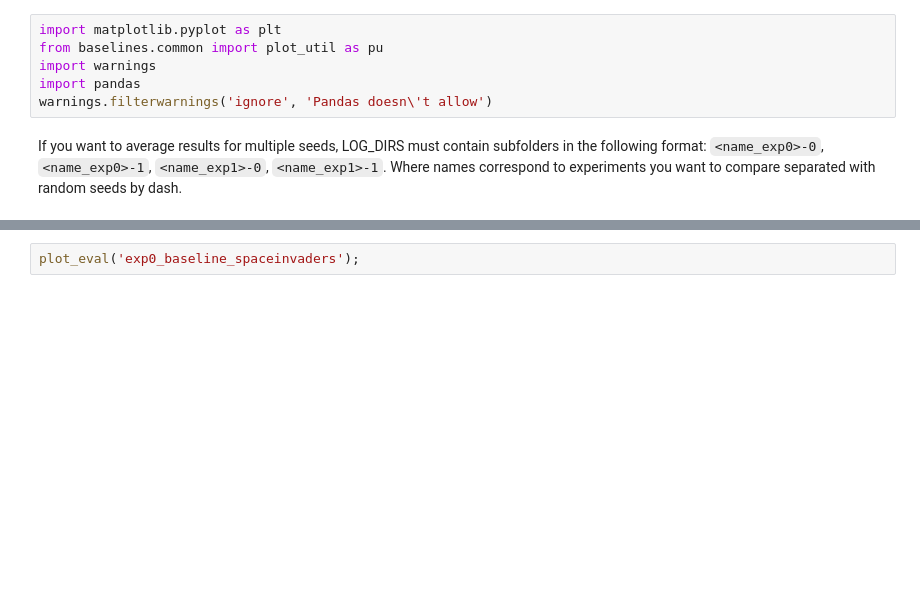
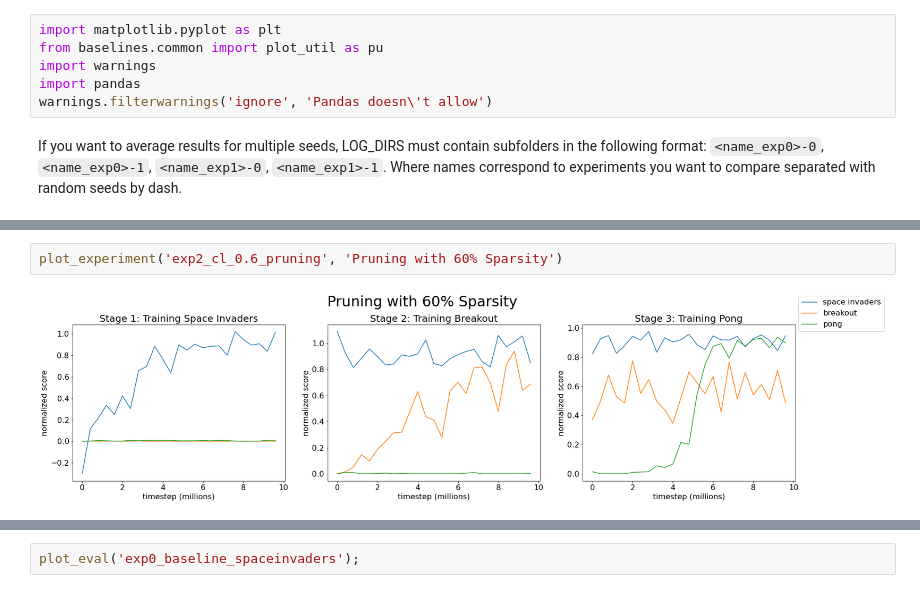
Before and after one commit to edjah/neuro140-final-project, a Jupyter notebook: visualize.ipynb, the cells around one changed output, grey strips where cells are left out. Drawn from its saved outputs; the diff is of its cells as text; blank space fills up the shorter version.

```diff
--- a/visualize.ipynb
+++ b/visualize.ipynb
@@ -46,0 +80,4 @@ def plot_eval(game):
+# %%
+plot_experiment('exp2_cl_0.6_pruning', 'Pruning with 60% Sparsity')
+# %% [output]
+[figure, added]
```
Also changed, not shown: parts of 5 cells of this notebook, 1 other file.
